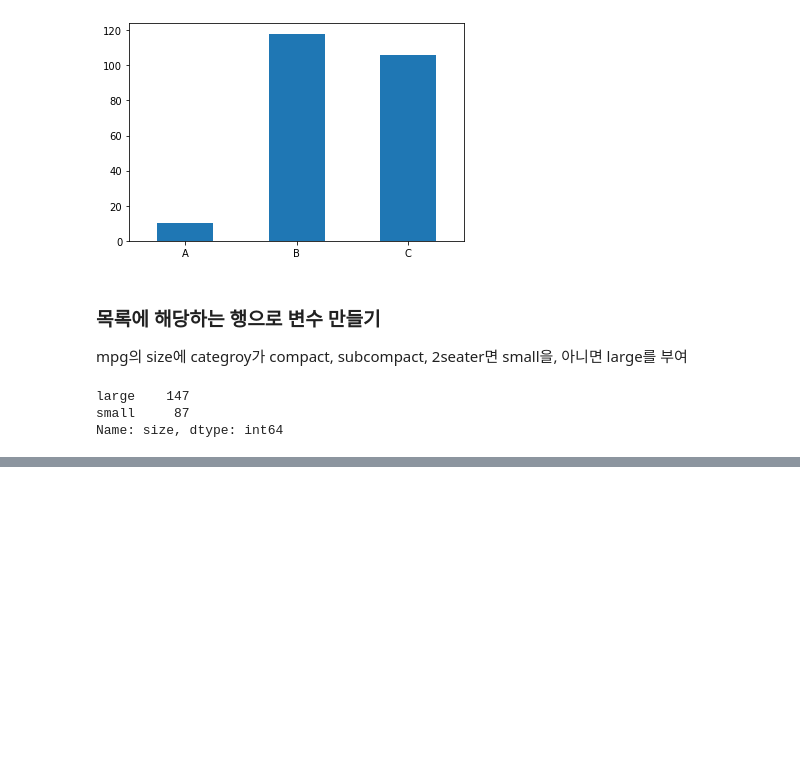
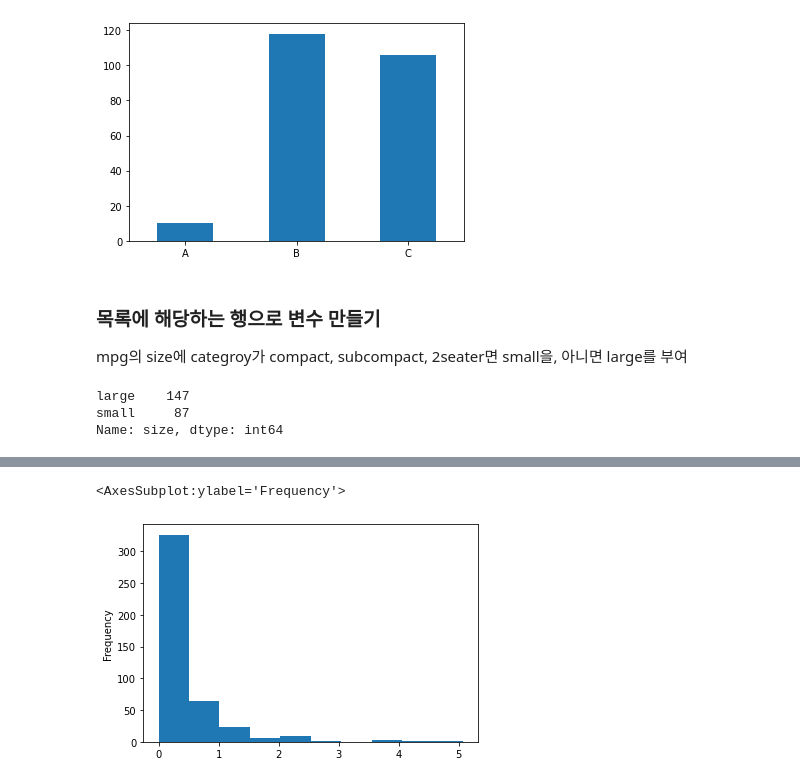
Before and after one commit to seojung-kim/doit_python_data_analysis, a Jupyter notebook: 05/05.ipynb, the cells around one changed output, grey strips where cells are left out. Cells and saved outputs as stored; diff of their text form; code cells hidden in the pictures; blank space fills up the shorter version.

```diff
--- a/05/05.ipynb
+++ b/05/05.ipynb
@@ -403,0 +414,5 @@ Name: size, dtype: int64
+# %%
+# 문제 1. midwest.csv를 불러와 데이터의 특징을 파악하세요.
+
+midwest = pd.read_csv('midwest.csv')
+midwest
@@ -403,0 +490,5 @@ Name: size, dtype: int64
+# %%
+# 문제 2. poptotal(전체 인구) 변수를 total로, popasian(아시아 인구) 변수를 asian으로 수정하세요.
+midwest2 = midwest.copy()
+midwest2 = midwest2.rename(columns={'poptotal' : 'total', 'popasian' : 'asian'})
+midwest2.columns
@@ -403,0 +503,7 @@ Name: size, dtype: int64
+# %%
+# 문제 3. total, asian 변수르 이용해 '전체 인구 대비 아시아 인구 백분율' 파생변수를 추가하고 히스토그램을 만들어 분포를 살펴보세요.
+midwest2['ratio'] = midwest2['asian'] / midwest2['total'] * 100
+midwest2['ratio'].plot.hist()
+# %% [output]
+<AxesSubplot:ylabel='Frequency'>
+[figure, added]
```
Also changed, not shown: parts of 12 cells of this notebook, 10 other files.
